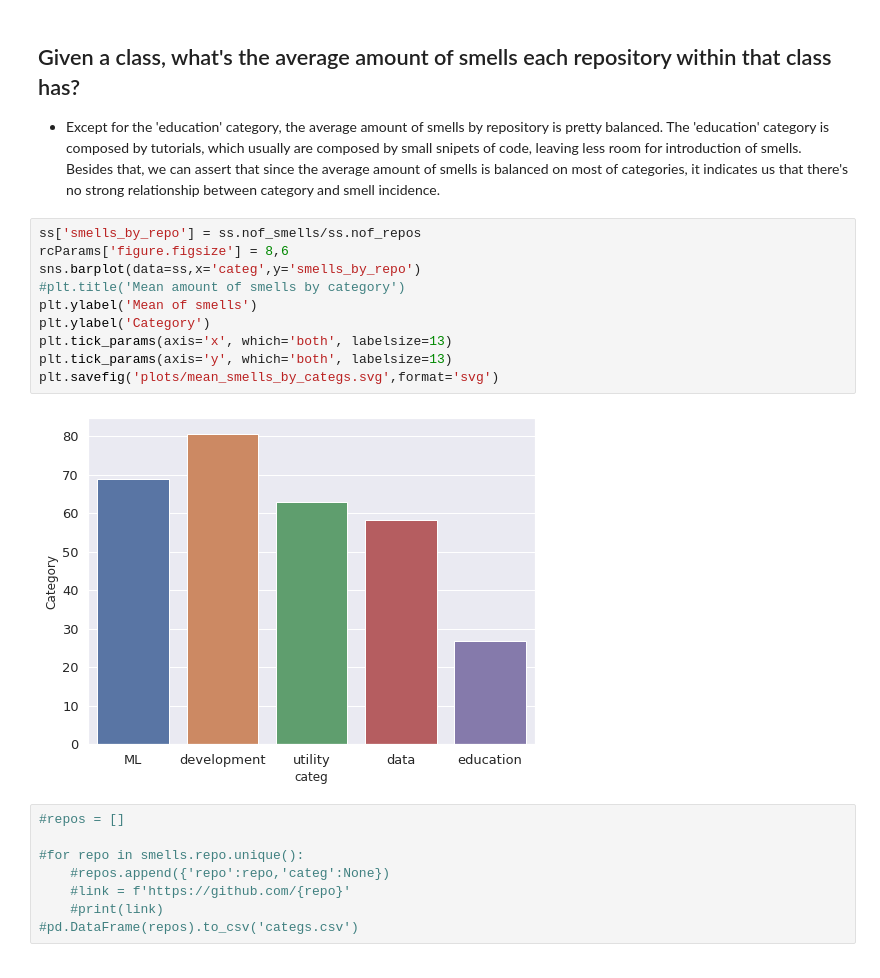
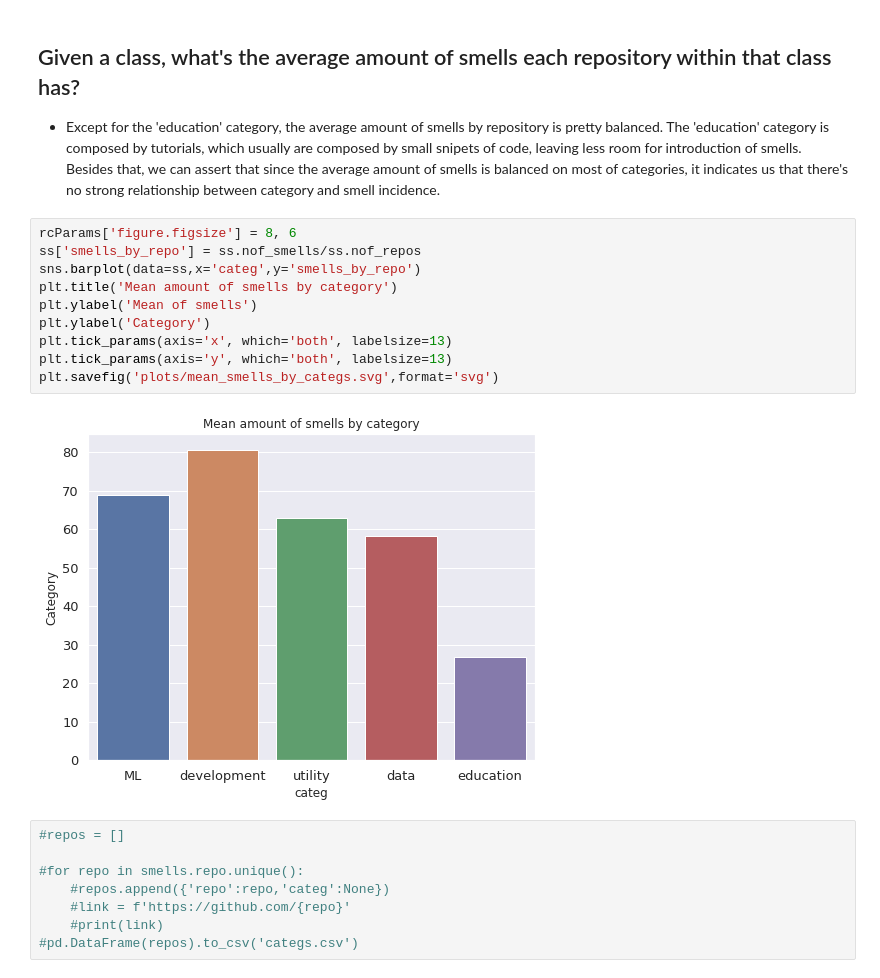
Before and after one commit to NaelsonDouglas/GithubPythonCodeSmellCrawler, a Jupyter notebook: src/Visualizations.ipynb, the cells around one changed output. Drawn from its saved outputs; the diff is of its cells as text.

```diff
--- a/src/Visualizations.ipynb
+++ b/src/Visualizations.ipynb
@@ -105,17 +124,17 @@ ss
 
 * Except for the 'education' category, the average amount of smells by repository is pretty balanced. The 'education' category is composed by tutorials, which usually are composed by small snipets of code, leaving less room for introduction of smells.  Besides that, we can assert that since the average amount of smells is balanced on most of categories, it indicates us that there's no strong relationship between category and smell incidence.
 # %%
+rcParams['figure.figsize'] = 8, 6
 ss['smells_by_repo'] = ss.nof_smells/ss.nof_repos
-rcParams['figure.figsize'] = 8,6
 sns.barplot(data=ss,x='categ',y='smells_by_repo')
-#plt.title('Mean amount of smells by category')
+plt.title('Mean amount of smells by category')
 plt.ylabel('Mean of smells')
 plt.ylabel('Category')
 plt.tick_params(axis='x', which='both', labelsize=13)
 plt.tick_params(axis='y', which='both', labelsize=13)
 plt.savefig('plots/mean_smells_by_categs.svg',format='svg')
 # %% [output]
-[figure, old version]
+[figure, new version]
 # %%
 #repos = []
 
```
Also changed, not shown: parts of 24 cells of this notebook, 8 other files.
